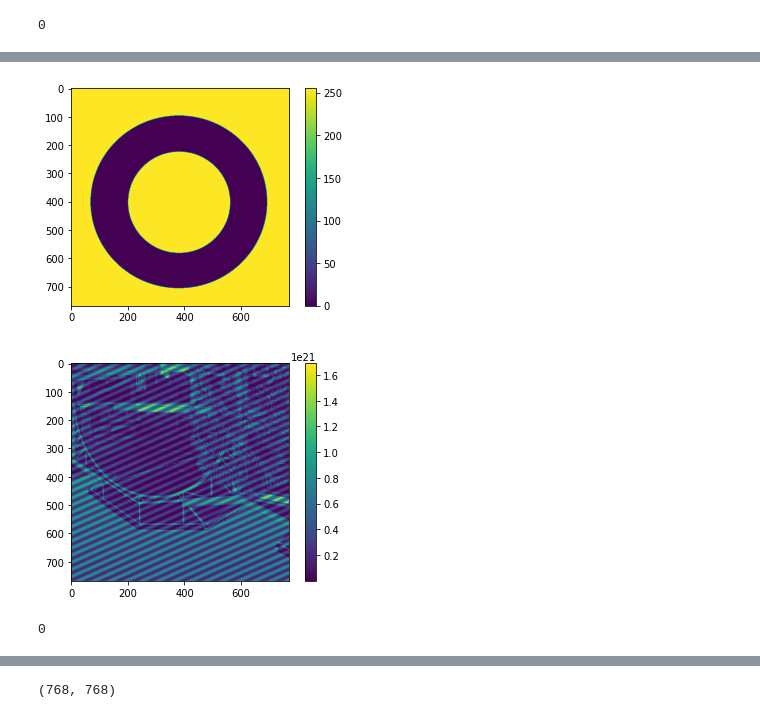
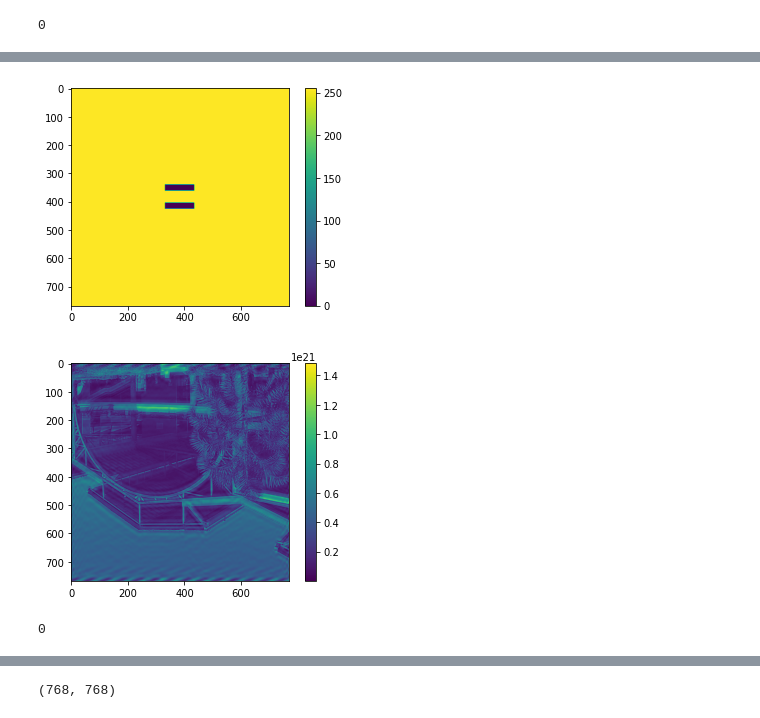
Before and after one commit to bdbejarc/Instrumentos-Opticos, a Jupyter notebook: 4b.ipynb, the cells around one changed output, grey strips where cells are left out. Cells and saved outputs as stored; diff of their text form; code cells hidden in the pictures.

```diff
--- a/4b.ipynb
+++ b/4b.ipynb
@@ -83,19 +70,19 @@ ploteo_complejo(new_imga, "I", 1)
 # %%
-img2 = cv2.imread('filtro_dona2.jpg',0)
+img2 = cv2.imread('doble.jpg',0)
 fft_img_prev2 = np.fft.fftn(img)
-fft_img2 = np.fft.fftshift(fft_img2)
+fft_img2 = np.fft.fftshift(fft_img_prev2)
 
 plt.figure()
 plt.imshow(img2)
 plt.colorbar()
 plt.show()
 # %% [output]
-[figure, old version]
+[figure, new version]
 # %%
 new_img2 = np.fft.fftn(img2 * fft_img2)
 # %%
 ploteo_complejo(new_img2, "I", 1)
 # %% [output]
-[figure, old version]
+[figure, new version]
 0
 # %%
```
Also changed, not shown: parts of 18 cells of this notebook.
